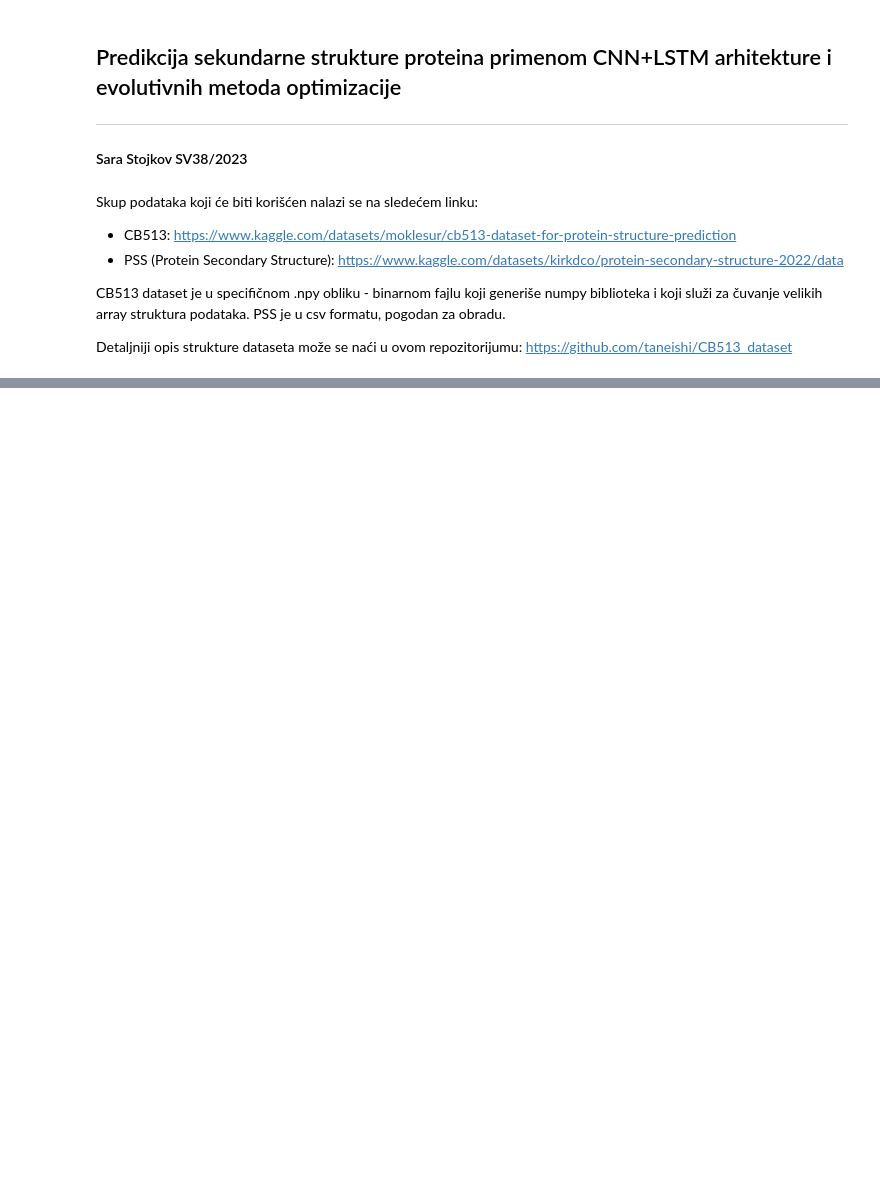
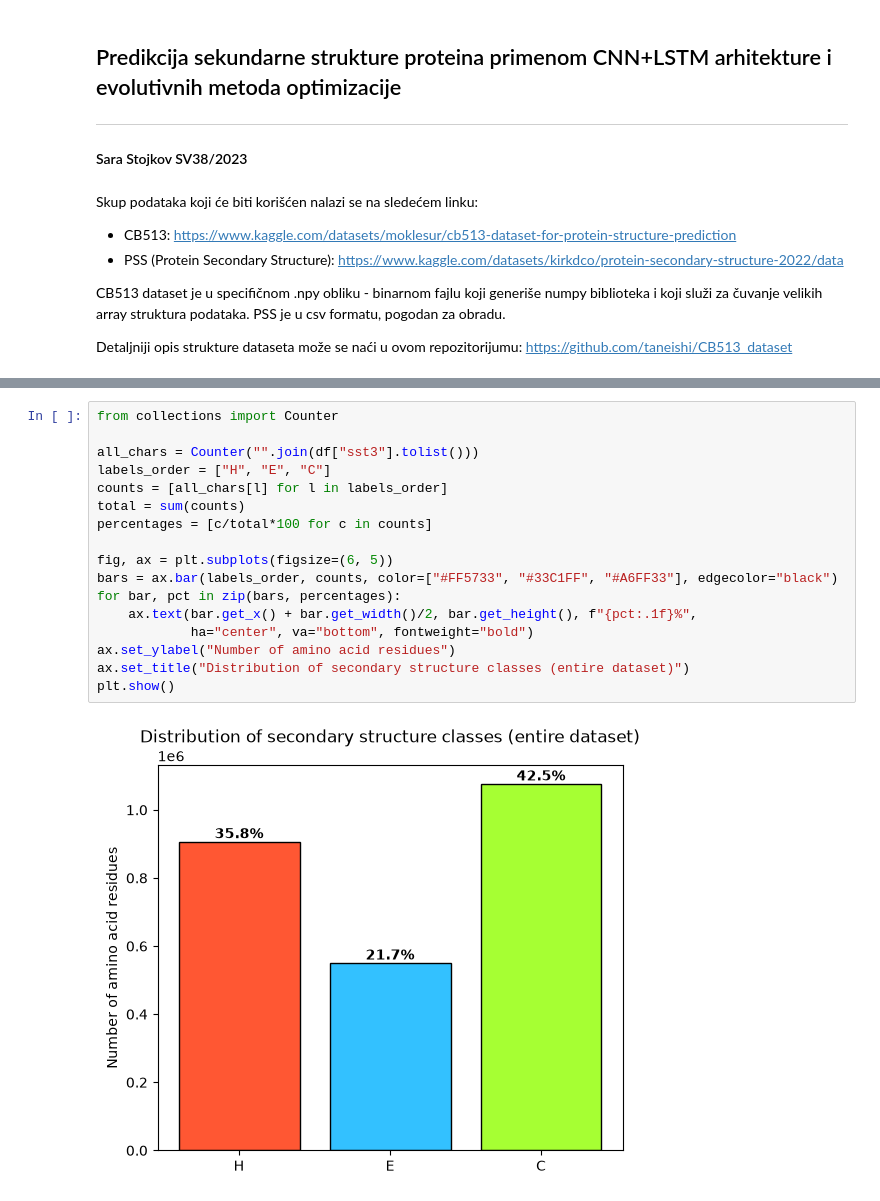
Before and after one commit to sara-stojkov/Protein-Structure-Prediction, a Jupyter notebook: PredikcijaStruktureProteina.ipynb, the cells around one changed output, grey strips where cells are left out. Drawn from its saved outputs; the diff is of its cells as text; blank space fills up the shorter version.

```diff
--- a/PredikcijaStruktureProteina.ipynb
+++ b/PredikcijaStruktureProteina.ipynb
@@ -72,0 +122,19 @@ print(dict(zip([labels_names[i] for i in unique], counts)))
+# %%
+from collections import Counter
+
+all_chars = Counter("".join(df["sst3"].tolist()))
+labels_order = ["H", "E", "C"]
+counts = [all_chars[l] for l in labels_order]
+total = sum(counts)
+percentages = [c/total*100 for c in counts]
+
+fig, ax = plt.subplots(figsize=(6, 5))
+bars = ax.bar(labels_order, counts, color=["#FF5733", "#33C1FF", "#A6FF33"], edgecolor="black")
+for bar, pct in zip(bars, percentages):
+    ax.text(bar.get_x() + bar.get_width()/2, bar.get_height(), f"{pct:.1f}%",
+            ha="center", va="bottom", fontweight="bold")
+ax.set_ylabel("Number of amino acid residues")
+ax.set_title("Distribution of secondary structure classes (entire dataset)")
+plt.show()
+# %% [output]
+[figure, added]
```
Also changed, not shown: parts of 20 cells of this notebook, 5 other files.
